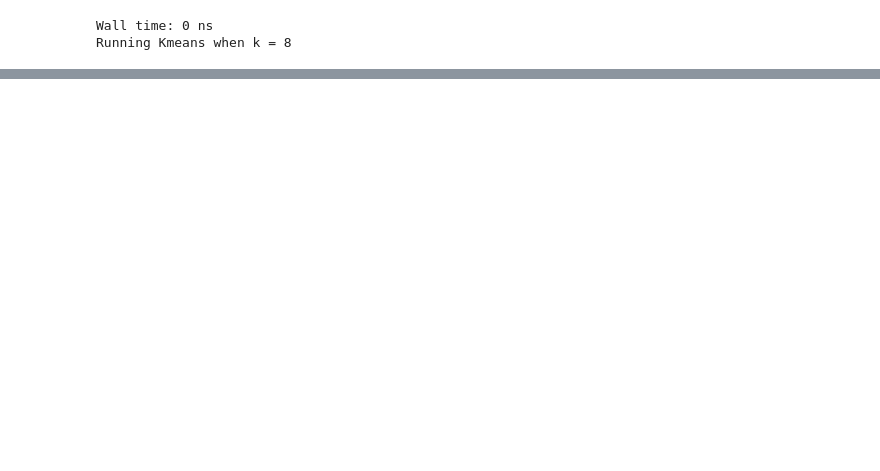
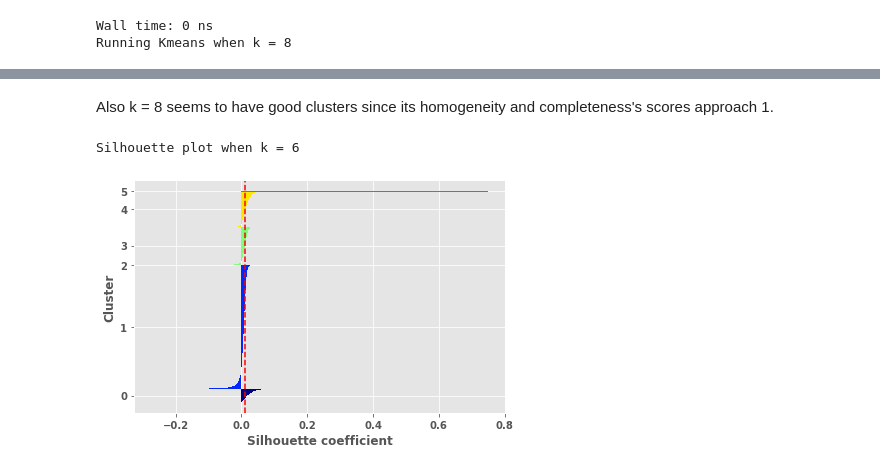
Before and after one commit to Ron256/DSC478MachineLearning, a Jupyter notebook: Notebooks/HomeWorkAssignments/ProgrammingMachineLearningAppsAssignment2_Clustering.ipynb, the cells around one changed output, grey strips where cells are left out. Saved outputs shown, nothing was run; the diff lists cells and outputs as text; code cells hidden in the pictures; blank space fills up the shorter version.

```diff
--- a/Notebooks/HomeWorkAssignments/ProgrammingMachineLearningAppsAssignment2_Clustering.ipynb
+++ b/Notebooks/HomeWorkAssignments/ProgrammingMachineLearningAppsAssignment2_Clustering.ipynb
@@ -940,3 +858,5 @@ print(homogeneity_score(vs_target_train_array,newC8))
+# %% [markdown]
+<p>Also k = 8 seems to have good clusters since its homogeneity and completeness's scores approach 1.</p>
 # %%
 from sklearn import metrics
 # %%
@@ -973,4 +893,8 @@ def plot_silhouettes(data, clusters, metric='cosine'):
 
     return
 # %%
-# type(newC8)
+print('Silhouette plot when k = 6')
+plot_silhouettes(vs_train_array, newC6)
+# %% [output]
+Silhouette plot when k = 6
+[figure, added]
```
Also changed, not shown: parts of 93 cells of this notebook.
